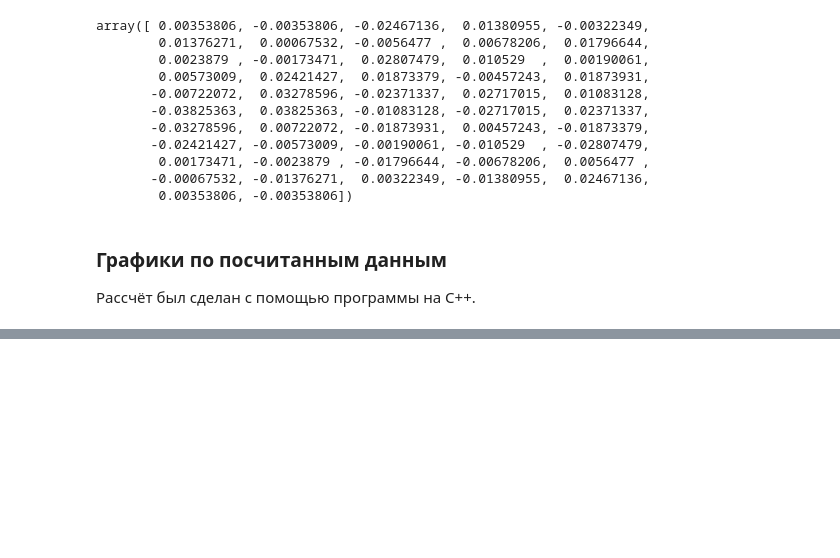
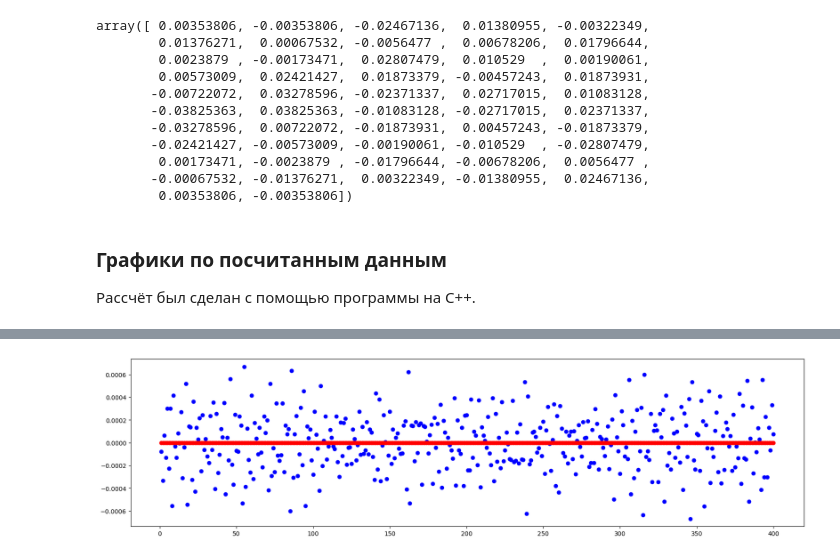
Before and after one commit to ravilkooo/mat_mod, a Jupyter notebook: lab-3/Task_1.ipynb, the cells around one changed output, grey strips where cells are left out. Drawn from its saved outputs; the diff is of its cells as text; code cells hidden in the pictures; blank space fills up the shorter version.

```diff
--- a/lab-3/Task_1.ipynb
+++ b/lab-3/Task_1.ipynb
@@ -122 +122,9 @@ plt.show()
+# %%
+plt.figure(figsize=(20,5))
+plt.scatter(df_com.x.values, df_com.v.values*0.1*0.25, c='b')
+# plt.scatter(df.x.values, df.q.values, s=100, c='b')
+plt.scatter(df_com.x.values, df_com.v.values*0, c='r')
+plt.show()
+# %% [output]
+[figure, added]
 # %%
```
Also changed, not shown: parts of 11 cells of this notebook, 2 other files.
